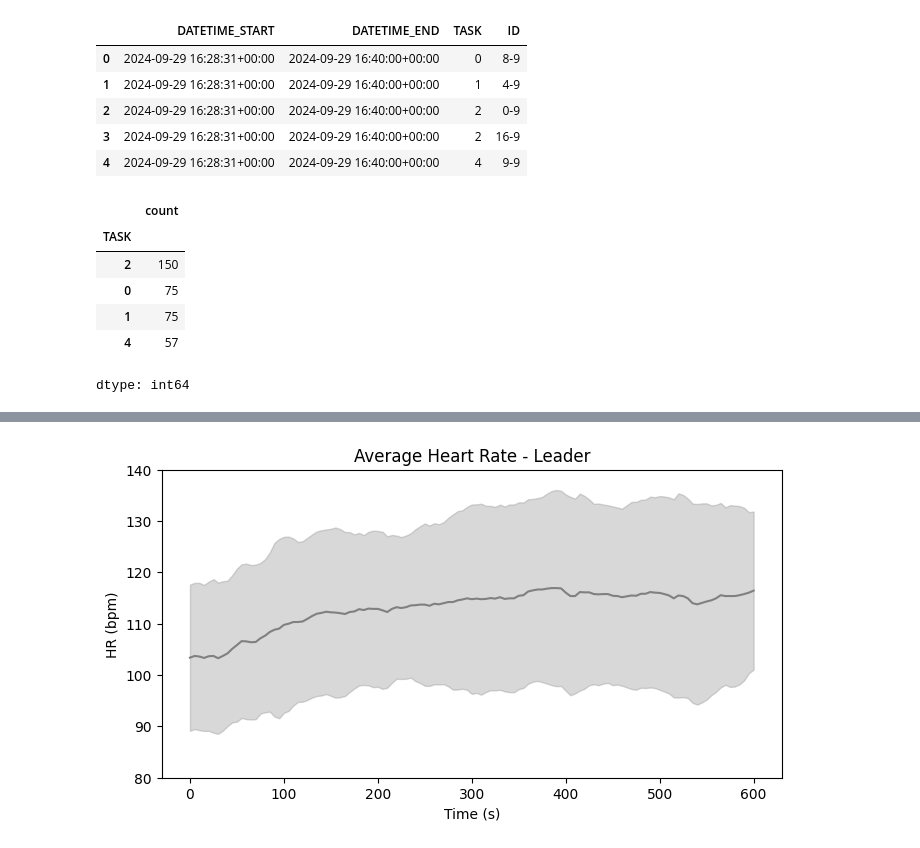
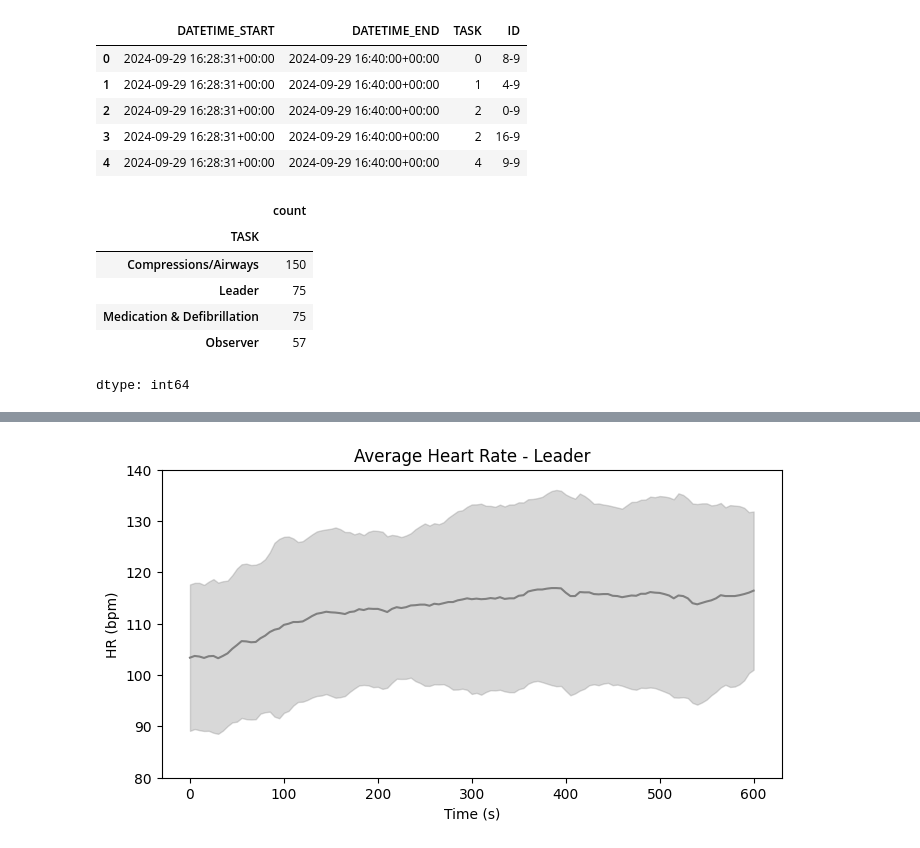
Before and after one commit to josemariamoreiraLUZ/workshop_edits, a Jupyter notebook: notebook_sesam.ipynb, the cells around one changed output, grey strips where cells are left out. Drawn from its saved outputs; the diff is of its cells as text; code cells hidden in the pictures.

```diff
--- a/notebook_sesam.ipynb
+++ b/notebook_sesam.ipynb
@@ -96,13 +98,3 @@ sav_data.head()
 | 2 | 2024-09-29 16:28:31+00:00 | 2024-09-29 16:40:00+00:00 | 2 | 0-9 |
 | 3 | 2024-09-29 16:28:31+00:00 | 2024-09-29 16:40:00+00:00 | 2 | 16-9 |
 | 4 | 2024-09-29 16:28:31+00:00 | 2024-09-29 16:40:00+00:00 | 4 | 9-9 |
-# %%
-sav_data['TASK'].value_counts()
-# %% [output]
-|  | count |
-| TASK |  |
-| 2 | 150 |
-| 0 | 75 |
-| 1 | 75 |
-| 4 | 57 |
-dtype: int64
@@ -112,3 +101,27 @@ task_names = ['Leader', 'Medication & Defibrillation', 'Compressions/Airways', '
+# %%
+value_counts_output = sav_data['TASK'].value_counts()
+
+
+# Mapping dictionary
+task_names = {
+  0: 'Leader',
+  1: 'Medication & Defibrillation',
+  2: 'Compressions/Airways',
+  4: 'Observer'
+}
+
+# Rename the index using the mapping
+value_counts_output.index = value_counts_output.index.map(task_names)
+# %%
+value_counts_output
+# %% [output]
+|  | count |
+| TASK |  |
+| Compressions/Airways | 150 |
+| Leader | 75 |
+| Medication & Defibrillation | 75 |
+| Observer | 57 |
+dtype: int64
 # %%
 patient = data[(data['ID']== '9-9' )]
 sav = sav_data[(sav_data['ID']=='9-9')]
```
Also changed, not shown: parts of 21 cells of this notebook.
